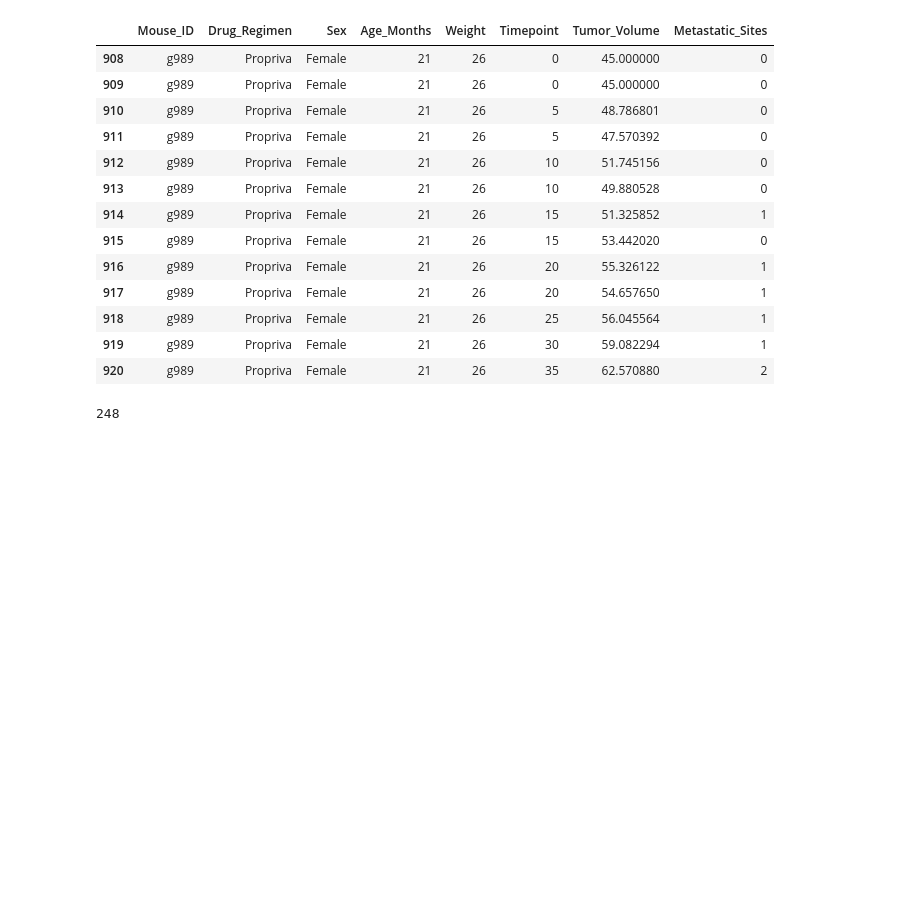
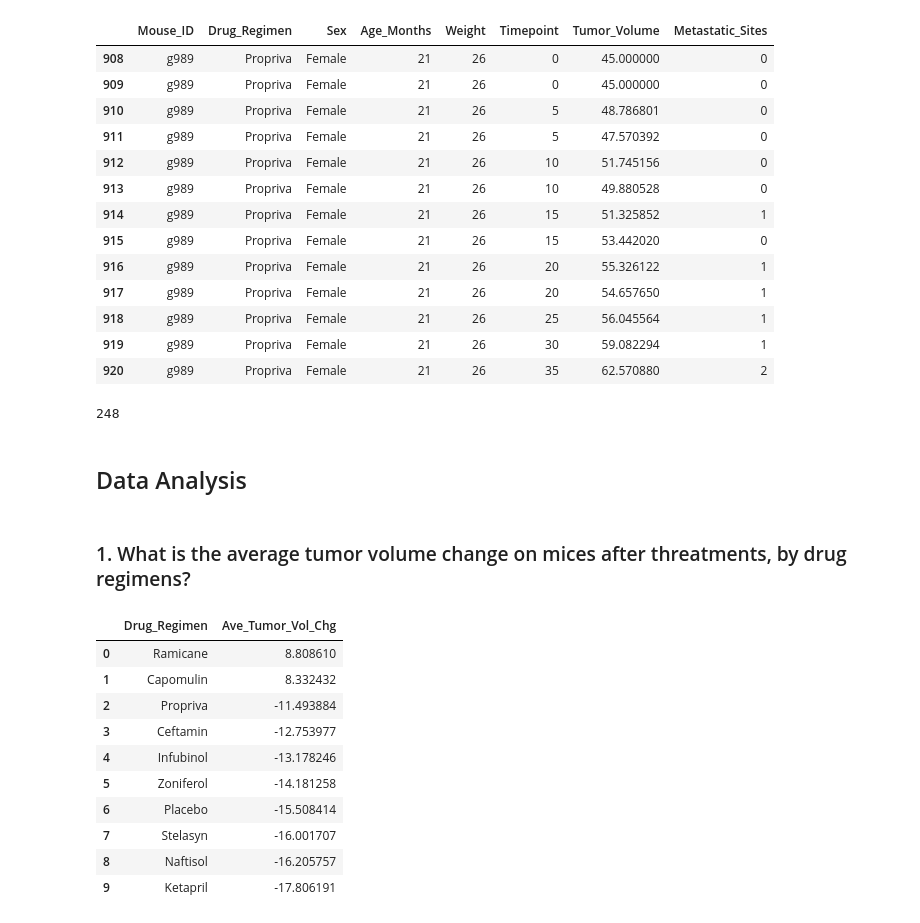
Before and after one commit to warshophysical/Pymaceuticals, a Jupyter notebook: pharma.ipynb, the cells around one changed output. Drawn from its saved outputs; the diff is of its cells as text; code cells hidden in the pictures; blank space fills up the shorter version.

```diff
--- a/pharma.ipynb
+++ b/pharma.ipynb
@@ -77,3 +78,64 @@ dfCleanedData=study_data[study_data["Mouse_ID"].isin(dfDuplicatedMouseIDs)==Fals
 len(dfCleanedData["Mouse_ID"].unique())
 # %% [output]
 248
+# %% [markdown]
+## Data Analysis
+# %% [markdown]
+### 1. What is the average tumor volume change on mices after threatments, by drug regimens?
+# %%
+# listMouseID hold all mice ID unique uniquely.
+listMouseID=dfCleanedData["Mouse_ID"].unique()
+
+# For loop was processed in listMouseID to use listMouseID's index as a reference.
+# Each index generates dfMousemouse and the data of Drug_Regimen,Gender, Age and Tumor_Volume are reached out.
+listMouseDrugRegimen=[]
+listMouseChangedTumorVolume=[]
+listMouseGender=[]
+listMouseAge=[]
+for i in range(len(listMouseID)):
+    dfMouse=dfCleanedData.loc[dfCleanedData["Mouse_ID"]==listMouseID[i]]
+    dfMouse=dfMouse.reset_index(drop=True)
+
+    drugRegimen=dfMouse["Drug_Regimen"][0]
+    listMouseDrugRegimen.append(drugRegimen)
+
+    genderMouse=dfMouse["Sex"][0]
+    listMouseGender.append(genderMouse)
+
+    ageMouse=dfMouse["Age_Months"][0]
+    listMouseAge.append(ageMouse)
+
+
+    lengthTimepoint=len(dfMouse["Timepoint"])-1
+    changedTumorVolume=(dfMouse["Tumor_Volume"][0])-(dfMouse["Tumor_Volume"][lengthTimepoint])
+    listMouseChangedTumorVolume.append(changedTumorVolume)
+
+# dfThreatment was generated to show Tumor_Volume_Change by Mouse_ID
+
+dfThreatment=pd.DataFrame({"Mouse_ID":listMouseID,
+                            "Drug_Regimen":listMouseDrugRegimen,
+                            "Gender":listMouseGender,
+                            "Month_Age":listMouseAge,
+                            "Tumor_Volume_Change":listMouseChangedTumorVolume})
+dfThreatment=dfThreatment.sort_values(by="Tumor_Volume_Change",ascending=False)
+
+# Average Tumor_Volume_Change was calculated, by drug regimes.
+
+dfAverageVolumeChange=dfThreatment.loc[:,["Drug_Regimen","Tumor_Volume_Change"]].groupby(["Drug_Regimen"]).mean()
+dfAverageVolumeChange=dfAverageVolumeChange.reset_index()
+dfAverageVolumeChange=dfAverageVolumeChange.sort_values(by="Tumor_Volume_Change",ascending=False)
+dfAverageVolumeChange=dfAverageVolumeChange.reset_index(drop=True)
+dfAverageVolumeChange=dfAverageVolumeChange.rename(columns={"Tumor_Volume_Change":"Ave_Tumor_Vol_Chg"})
+dfAverageVolumeChange
+# %% [output]
+|  | Drug_Regimen | Ave_Tumor_Vol_Chg |
+| 0 | Ramicane | 8.808610 |
+| 1 | Capomulin | 8.332432 |
+| 2 | Propriva | -11.493884 |
+| 3 | Ceftamin | -12.753977 |
+| 4 | Infubinol | -13.178246 |
+| 5 | Zoniferol | -14.181258 |
+| 6 | Placebo | -15.508414 |
+| 7 | Stelasyn | -16.001707 |
+| 8 | Naftisol | -16.205757 |
+| 9 | Ketapril | -17.806191 |
```
Also changed, not shown: parts of 2 cells of this notebook.
